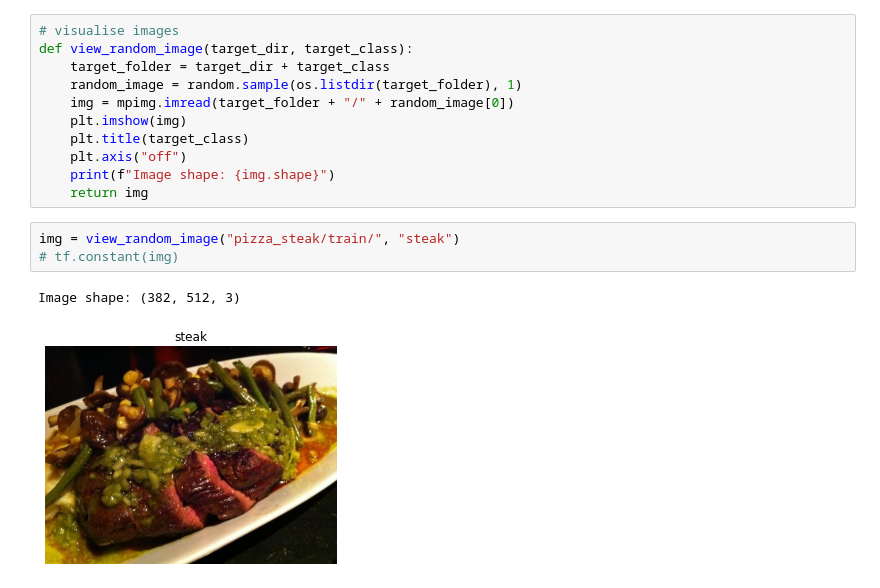
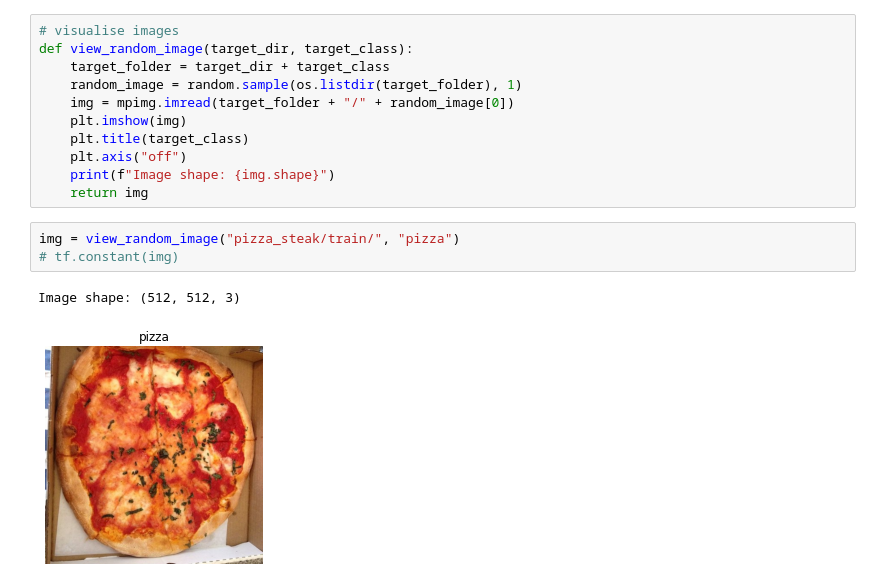
Before and after one commit to ivmanikhin/jupyter_notebooks, a Jupyter notebook: Convolutional_NN.ipynb, the cells around one changed output. Drawn from its saved outputs; the diff is of its cells as text.

```diff
--- a/Convolutional_NN.ipynb
+++ b/Convolutional_NN.ipynb
@@ -43,11 +43,11 @@ def view_random_image(target_dir, target_class):
     print(f"Image shape: {img.shape}")
     return img
 # %%
-img = view_random_image("pizza_steak/train/", "steak")
+img = view_random_image("pizza_steak/train/", "pizza")
 # tf.constant(img)
 # %% [output]
-Image shape: (382, 512, 3)
+Image shape: (512, 512, 3)
-[figure, old version]
+[figure, new version]
 # %%
 tf.random.set_seed(42)
 
```
Also changed, not shown: parts of 5 cells of this notebook.
